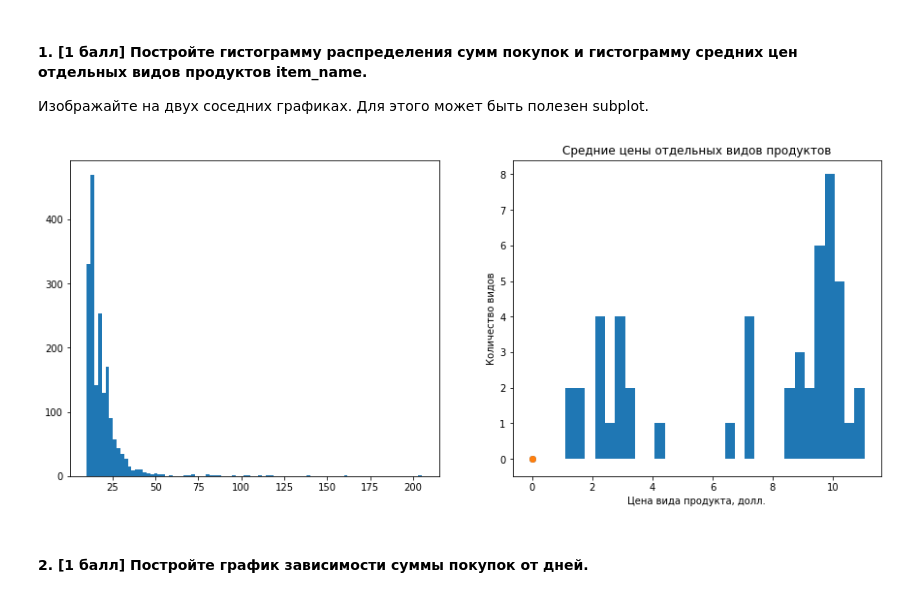
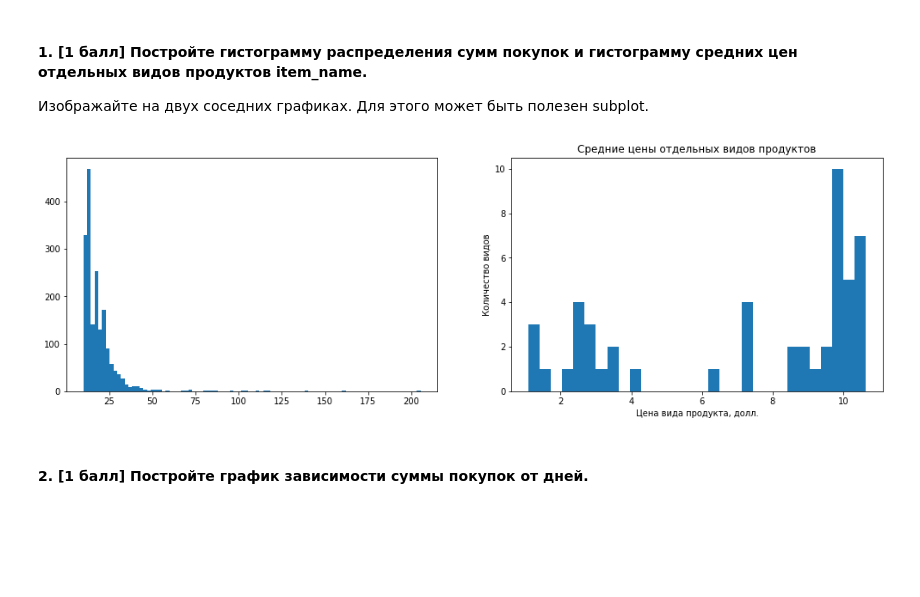
Before and after one commit to hse-mlearn/ha-01-maximkremer, a Jupyter notebook: homework-practice-01.ipynb, the cells around one changed output. Saved outputs shown, nothing was run; the diff lists cells and outputs as text; code cells hidden in the pictures; blank space fills up the shorter version.

```diff
--- a/homework-practice-01.ipynb
+++ b/homework-practice-01.ipynb
@@ -355,30 +355,28 @@ data['date'] = data.order_id.map(dates['date'])
 
 Изображайте на двух соседних графиках. Для этого может быть полезен subplot.
 # %%
-figures, axis = plt.subplots(1, 2, figsize = (15,6))
+figures, axis = plt.subplots(1, 2, figsize = (17,5))
 
 # первая гистограмма
 axis[0].hist(data.groupby('order_id').sum().new_item_price, bins = 90)
-plt.scatter(0, 0)
 plt.title('Распределение сумм покупок')
 plt.xlabel('Сумма покупки, долл.')
 plt.ylabel('Количество покупок')
 plt.grid()
 
 # вторая гистограмма
 data_item = data.sort_values(by = 'item_name')
 # создадим новый столбец, полученный склеиванием столбцов названия товара и его цены
 data_item['merged'] = data_item['item_name'] + data_item['new_item_price_quantity'].astype(str)
 # удалим дубликаты в новом столбце, так мы оставим по одному образцу каждой цены определённого товара
-data_item.drop_duplicates(['merged'], keep = 'first')
+data_item = data_item.drop_duplicates(['merged'], keep = 'first')
 axis[1].hist(data_item.groupby('item_name').mean().new_item_price_quantity, bins = 30)
-plt.scatter(0, 0)
 plt.title('Средние цены отдельных видов продуктов')
 plt.xlabel('Цена вида продукта, долл.')
 plt.ylabel('Количество видов')
 plt.grid()
 # %% [output]
-[figure, old version]
+[figure, new version]
 # %% [markdown]
 #### 2. [1 балл] Постройте график зависимости суммы покупок от дней.
 # %%
```
